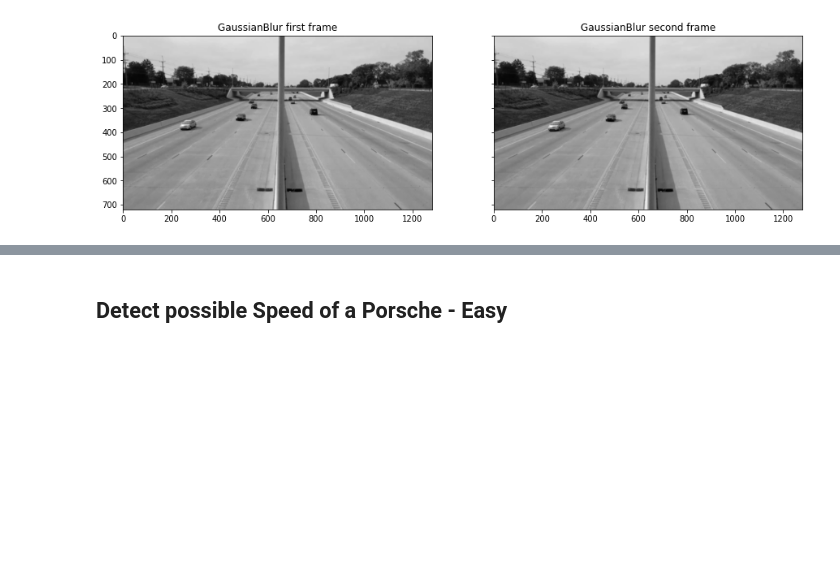
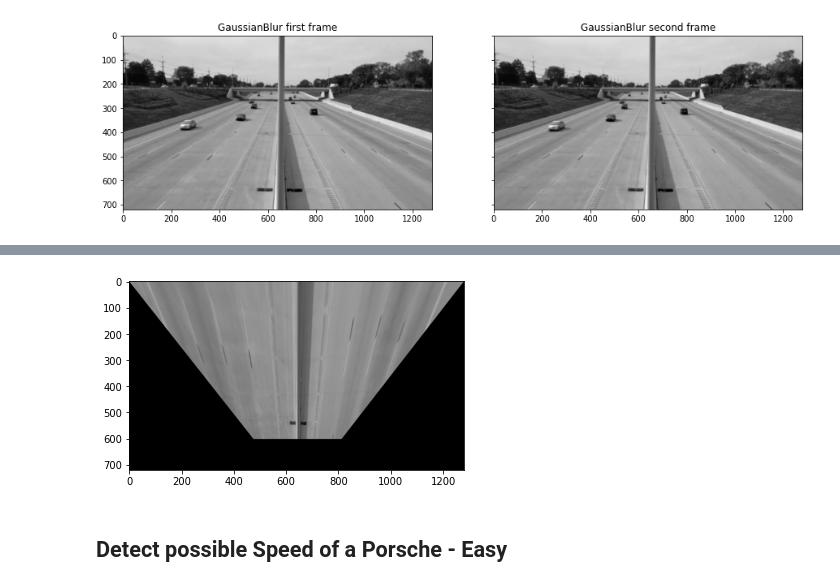
Before and after one commit to porscheofficial/speed-estimation-traffic-monitoring, a Jupyter notebook: notebooks/Proto_Pipe.ipynb, the cells around one changed output, grey strips where cells are left out. Drawn from its saved outputs; the diff is of its cells as text; code cells hidden in the pictures; blank space fills up the shorter version.

Commit message:
update birds-eye-test
Former-commit-id: 9f079c909965612ae3faa8094bd53d962fb173fc
Former-commit-id: b228bafd7371dfecd302691352e44dcd92759093

```diff
--- a/notebooks/Proto_Pipe.ipynb
+++ b/notebooks/Proto_Pipe.ipynb
@@ -72,2 +89,20 @@ plot_image([img1, img2], cmap='gray', captions=["GaussianBlur first frame", "Gau
+# %%
+IMAGE_H = 720
+IMAGE_W = 1280
+
+src = np.float32([[0, IMAGE_H], [1207, IMAGE_H], [0, 0], [IMAGE_W, 0]])
+dst = np.float32([[569, IMAGE_H], [711, IMAGE_H], [0, 0], [IMAGE_W, 0]])
+M = cv2.getPerspectiveTransform(src, dst) # The transformation matrix
+Minv = cv2.getPerspectiveTransform(dst, src) # Inverse transformation
+
+img = img2 # Read the test img
+img = img[450:(450+IMAGE_H), 0:IMAGE_W] # Apply np slicing for ROI crop
+
+warped_img = cv2.warpPerspective(img, M, (IMAGE_W, IMAGE_H)) # Image warping
+
+plt.imshow(cv2.cvtColor(warped_img, cv2.COLOR_BGR2RGB)) # Show results
+plt.show()
+# %% [output]
+[figure, added]
 # %% [markdown]
 ## Detect possible Speed of a Porsche - Easy
```
Also changed, not shown: parts of 5 cells of this notebook.
